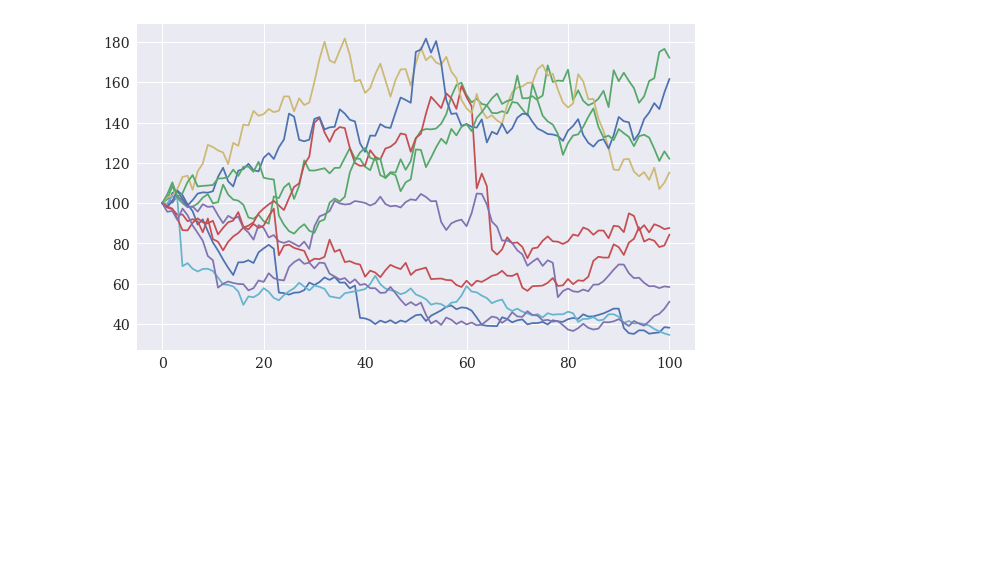
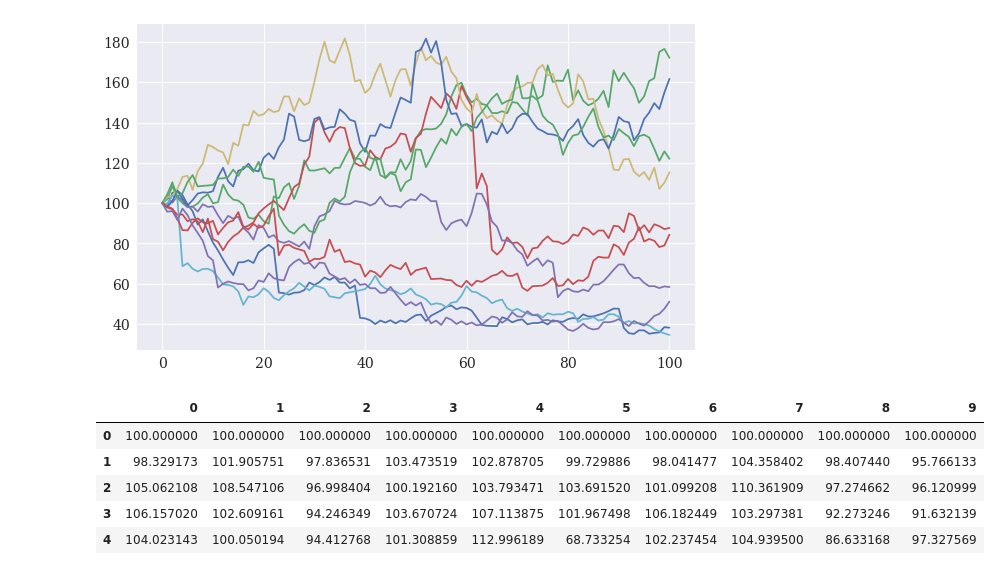
Before and after one commit to mateomarks/Computational-Finance, a Jupyter notebook: 03 Jump Model.ipynb, the cells around one changed output. Saved outputs shown, nothing was run; the diff lists cells and outputs as text; code cells hidden in the pictures; blank space fills up the shorter version.

```diff
--- a/03 Jump Model.ipynb
+++ b/03 Jump Model.ipynb
@@ -86,3 +87,13 @@ plt.figure(figsize=(10, 6))
 plt.plot(S);
 # %% [output]
 [figure]
+# %%
+S = pd.DataFrame(S)
+S.head()
+# %% [output]
+|  | 0 | 1 | 2 | 3 | 4 | 5 | 6 | 7 | 8 | 9 |
+| 0 | 100.000000 | 100.000000 | 100.000000 | 100.000000 | 100.000000 | 100.000000 | 100.000000 | 100.000000 | 100.000000 | 100.000000 |
+| 1 | 98.329173 | 101.905751 | 97.836531 | 103.473519 | 102.878705 | 99.729886 | 98.041477 | 104.358402 | 98.407440 | 95.766133 |
+| 2 | 105.062108 | 108.547106 | 96.998404 | 100.192160 | 103.793471 | 103.691520 | 101.099208 | 110.361909 | 97.274662 | 96.120999 |
+| 3 | 106.157020 | 102.609161 | 94.246349 | 103.670724 | 107.113875 | 101.967498 | 106.182449 | 103.297381 | 92.273246 | 91.632139 |
+| 4 | 104.023143 | 100.050194 | 94.412768 | 101.308859 | 112.996189 | 68.733254 | 102.237454 | 104.939500 | 86.633168 | 97.327569 |
```
Also changed, not shown: parts of 6 cells of this notebook.
